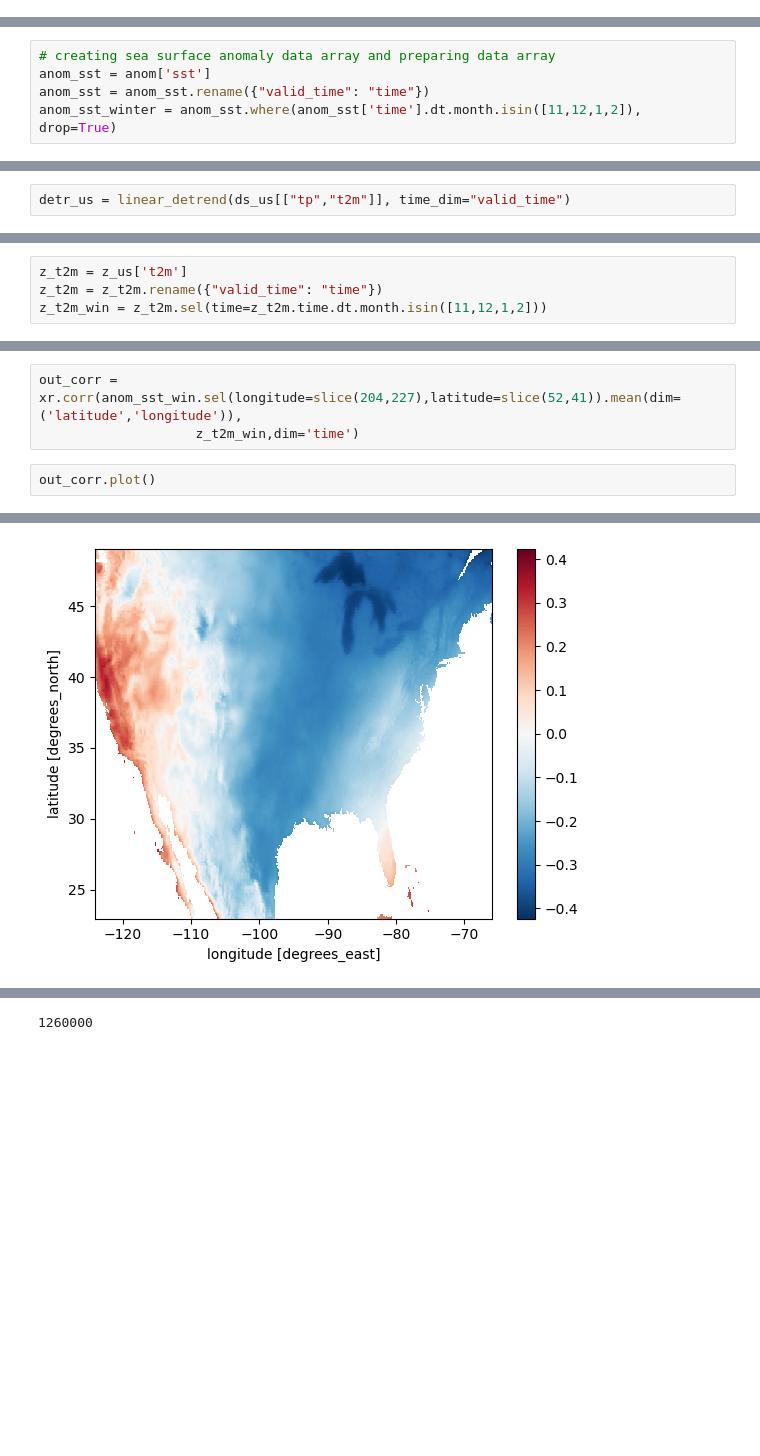
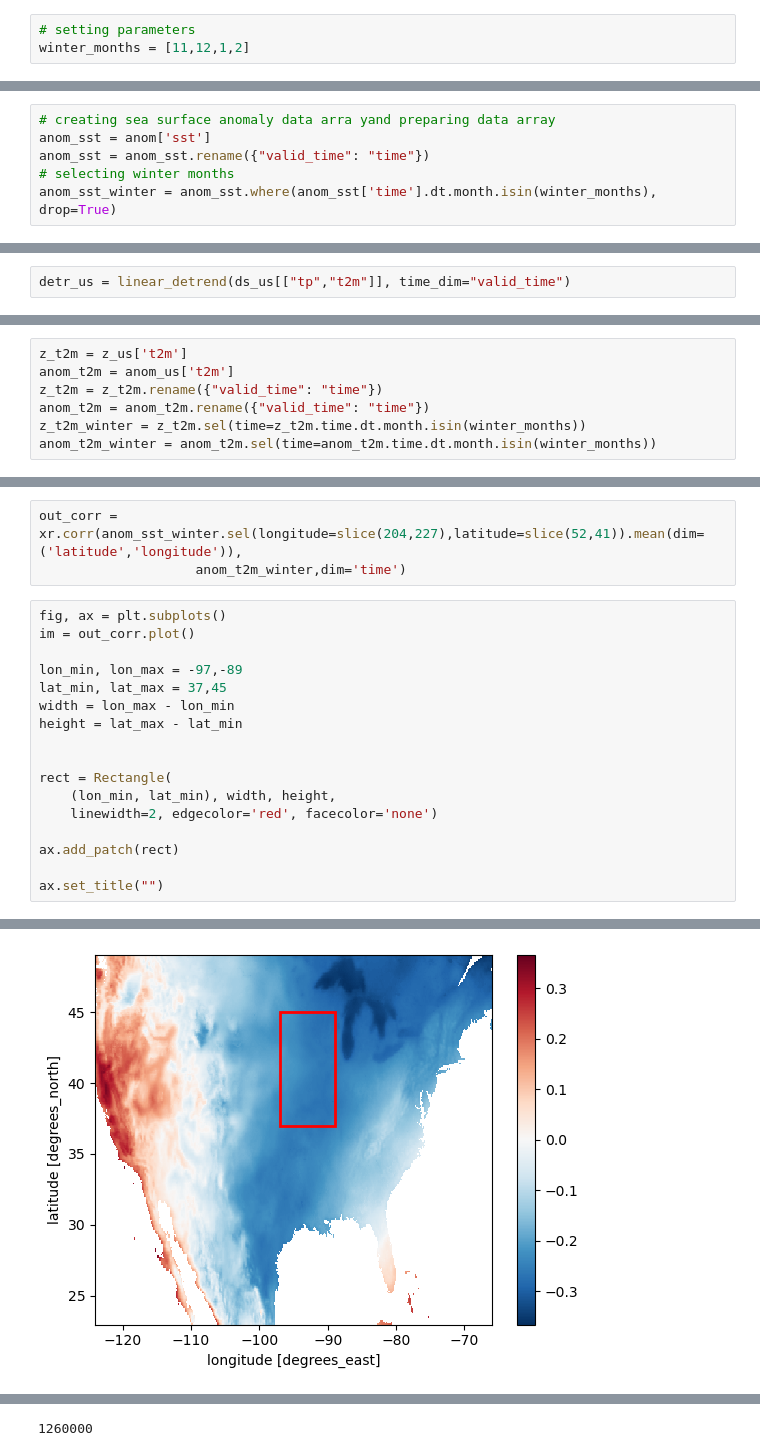
Before and after one commit to ptrierweiler/ATMS-523-Module-8, a Jupyter notebook: trierweiler_project.ipynb, the cells around one changed output, grey strips where cells are left out. Saved outputs shown, nothing was run; the diff lists cells and outputs as text; blank space fills up the shorter version.

```diff
--- a/trierweiler_project.ipynb
+++ b/trierweiler_project.ipynb
@@ -12,3 +16,6 @@ from matplotlib.patches import Rectangle
+# %%
+# setting parameters
+winter_months = [11,12,1,2]
 # %% [markdown]
 ### Downloading ERA5 sea surface temperature data from Copernicus using CDSAPI
 # %%
@@ -163,6 +171,7 @@ detr['sst'].mean(dim=('latitude','longitude')).plot()
 anom, z = monthly_anom_and_z(detr, time_dim="valid_time")
 # %%
-# creating sea surface anomaly data array and preparing data array
+# creating sea surface anomaly data arra yand preparing data array
 anom_sst = anom['sst']
 anom_sst = anom_sst.rename({"valid_time": "time"})
-anom_sst_winter = anom_sst.where(anom_sst['time'].dt.month.isin([11,12,1,2]), drop=True)
+# selecting winter months
+anom_sst_winter = anom_sst.where(anom_sst['time'].dt.month.isin(winter_months), drop=True)
@@ -342,5 +366,8 @@ anom_us, z_us = monthly_anom_and_z(detr_us, time_dim="valid_time")
 # %%
 z_t2m = z_us['t2m']
+anom_t2m = anom_us['t2m']
 z_t2m = z_t2m.rename({"valid_time": "time"})
-z_t2m_win = z_t2m.sel(time=z_t2m.time.dt.month.isin([11,12,1,2]))
+anom_t2m = anom_t2m.rename({"valid_time": "time"})
+z_t2m_winter = z_t2m.sel(time=z_t2m.time.dt.month.isin(winter_months))
+anom_t2m_winter = anom_t2m.sel(time=anom_t2m.time.dt.month.isin(winter_months))
 # %%
@@ -349,6 +378,21 @@ wgts_t2m = np.sqrt(coslat)[..., np.newaxis]
 # %%
-out_corr = xr.corr(anom_sst_win.sel(longitude=slice(204,227),latitude=slice(52,41)).mean(dim=('latitude','longitude')),
-                    z_t2m_win,dim='time')
+out_corr = xr.corr(anom_sst_winter.sel(longitude=slice(204,227),latitude=slice(52,41)).mean(dim=('latitude','longitude')),
+                    anom_t2m_winter,dim='time')
 # %%
-out_corr.plot()
+fig, ax = plt.subplots()
+im = out_corr.plot()
+
+lon_min, lon_max = -97,-89
+lat_min, lat_max = 37,45
+width = lon_max - lon_min
+height = lat_max - lat_min
+
+
+rect = Rectangle(
+    (lon_min, lat_min), width, height,
+    linewidth=2, edgecolor='red', facecolor='none')
+
+ax.add_patch(rect)
+
+ax.set_title("")
 # %% [output]
@@ -356,2 +400,2 @@ out_corr.plot()
-[figure, old version]
+[figure, new version]
 # %%
```
Also changed, not shown: parts of 27 cells of this notebook.
